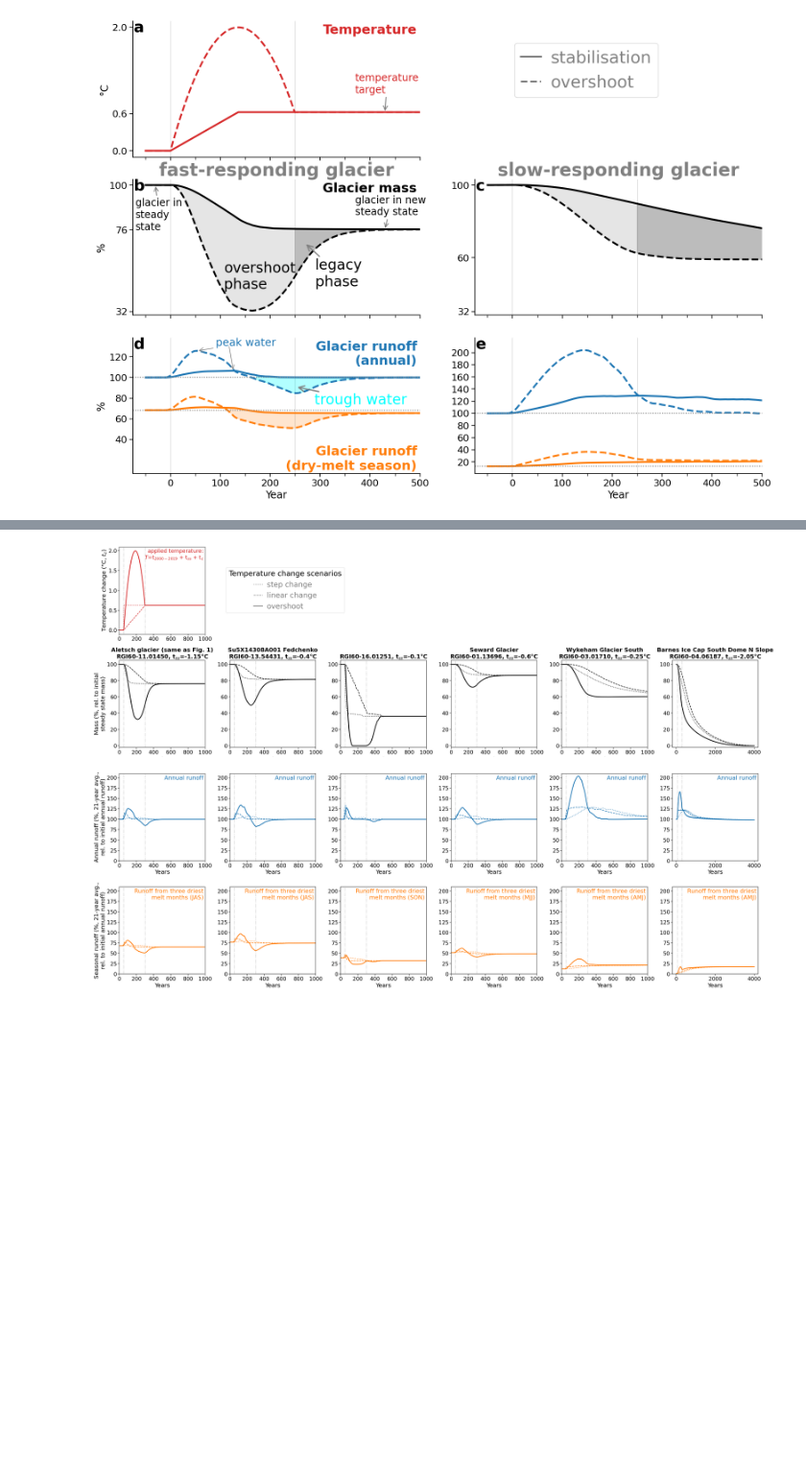
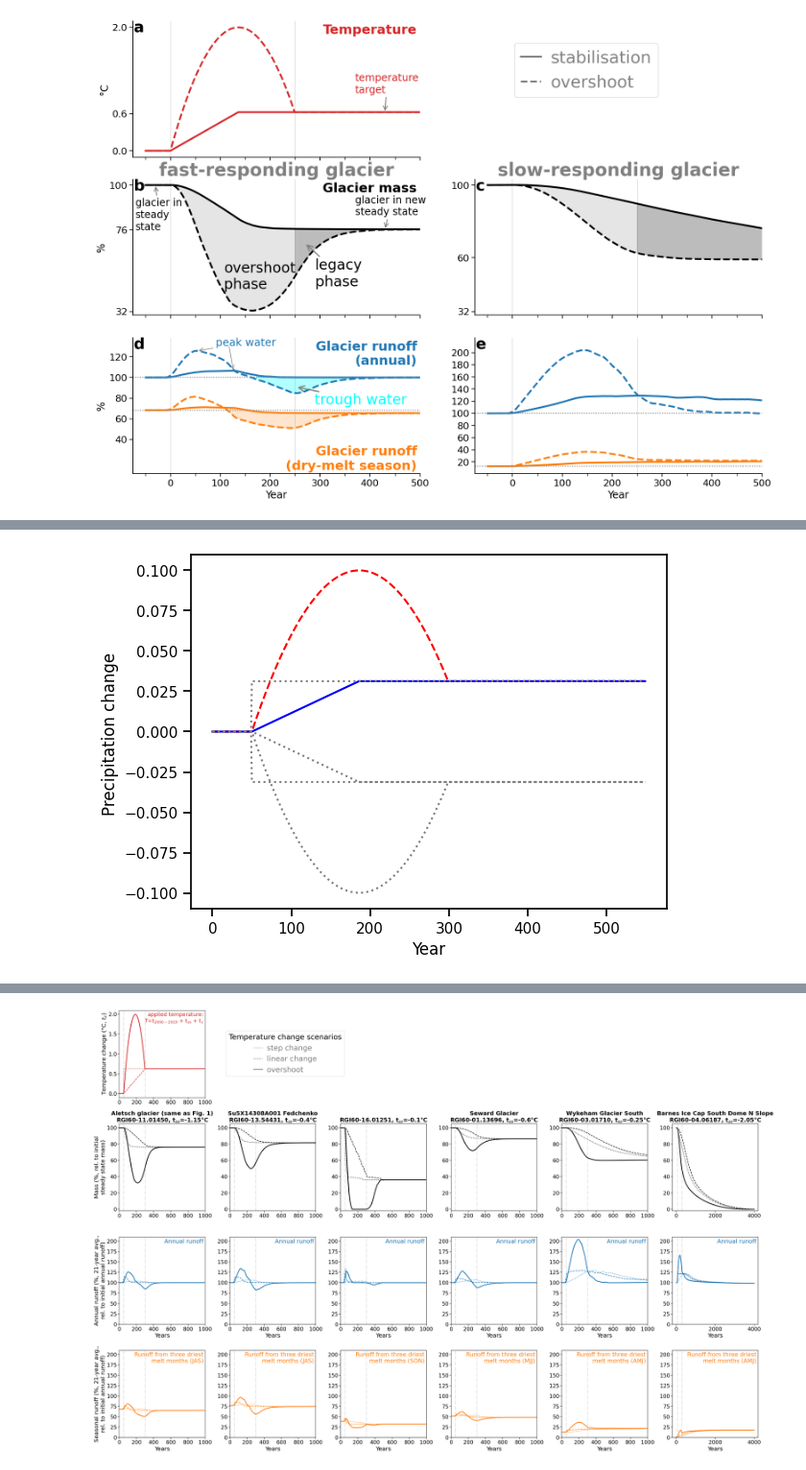
Before and after one commit to lilianschuster/glacier_overshoot_irreversibility_trough_water, a Jupyter notebook: analysis_notebooks/schuster_el_al_phd_paper_2_overshoot_glaciers/1_idealised_suppl_comparison.ipynb, the cells around one changed output, grey strips where cells are left out. Shown at 96% size. Cells and saved outputs as stored; diff of their text form; code cells hidden in the pictures; blank space fills up the shorter version.

```diff
--- a/analysis_notebooks/schuster_el_al_phd_paper_2_overshoot_glaciers/1_idealised_suppl_comparison.ipynb
+++ b/analysis_notebooks/schuster_el_al_phd_paper_2_overshoot_glaciers/1_idealised_suppl_comparison.ipynb
@@ -1022,0 +1028,36 @@ Object `ax.set_minor_formatter` not found.
+# %%
+#f = np.array([-4.36202118e-12,  5.34151857e-09, -2.03858079e-06,
+#              1.76227795e-04, 2.0097832e-02, -6.39048239e-01])
+#y= f[5] + f[4]*x + f[3]*x**2+f[2]*x**3+f[1]*x**4 + f[0]*x**5
+# yr_max_os = 250 # this was before
+# -50 because of the first 50 years that are added later
+yr_max_os = temp_bias_ts.idxmax() - 50
+
+delta_p = -0.452
+ys = np.concatenate([np.full(ny_s, y[0]), y, np.full(ny_e, y[-1])])
+delta_all = -(ys*0.05-y[0])[0]
+
+prcp_fac_os = pd.Series(ys*0.05-y[0] + delta_all,
+                                 #delta_p)-0.64,
+                        index=np.arange(0,250+ny_s+ny_e,1))
+#prcp_fac_os = pd.Series(ys*0.1-(y[0]-delta_p)-0.58, index=np.arange(0,250+ny_s+ny_e,1))
+
+prcp_fac_os.plot(color='red',ls='--');
+
+
+y2 = (y[-1]-y[0])/yr_max_os*x + y[0]
+ys2 = np.concatenate([np.full(ny_s, y2[0]), y2, np.full(ny_e+250-yr_max_os, y[-1])])
+
+prcp_fac_lin = pd.Series(ys2*0.05-y2[0]+ delta_all, index=np.arange(0,yr_max_os+ny_s+ny_e+250-yr_max_os,1))
+prcp_fac_lin.plot(color='blue');
+
+prcp_fac_step = np.concatenate([np.repeat(prcp_fac_lin.iloc[0], ny_s),
+                                 np.repeat(prcp_fac_lin.iloc[-1], ny_e+250)])
+prcp_fac_step = pd.Series(prcp_fac_step, index=np.arange(0,250+ny_s+ny_e,1))
+prcp_fac_step.plot(color='grey', ls=':'); plt.xlabel('Year'); plt.ylabel('Precipitation factor change');
+
+(-prcp_fac_step).plot(color='grey',ls=':'); plt.xlabel('Year'); plt.ylabel('Precipitation change change');
+(-prcp_fac_lin).plot(color='grey',ls=':'); plt.xlabel('Year'); plt.ylabel('Precipitation change change');
+(-prcp_fac_os).plot(color='grey',ls=':'); plt.xlabel('Year'); plt.ylabel('Precipitation change ');
+# %% [output]
+[figure, added]
```
Also changed, not shown: parts of 34 cells of this notebook, 40 other files.
